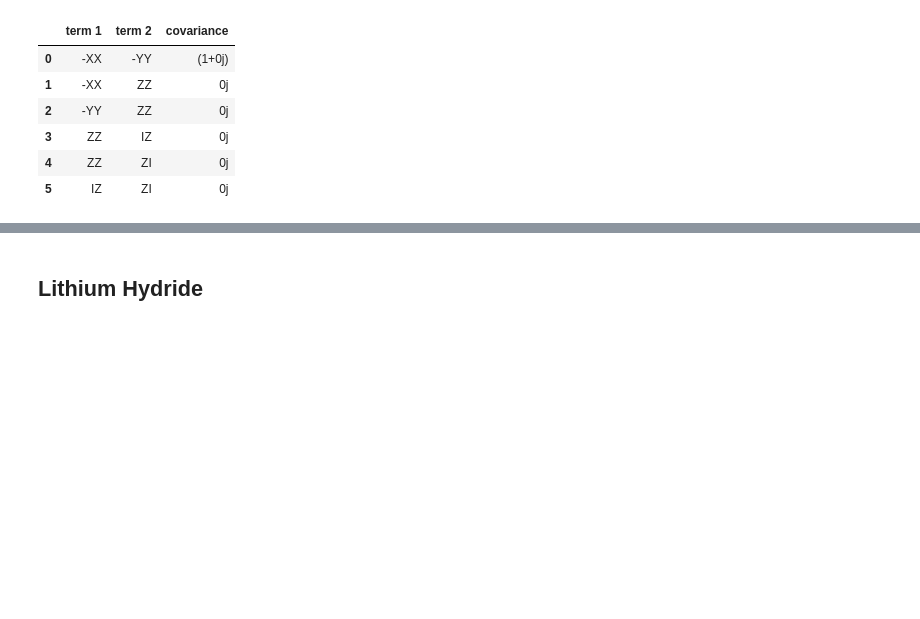
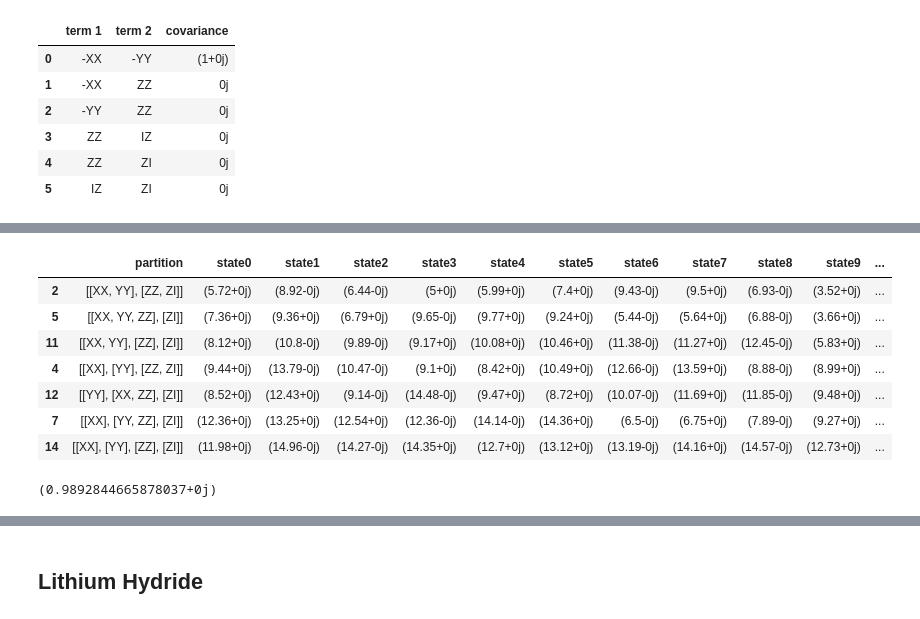
Before and after one commit to teaguetomesh/vqe-term-grouping, a Jupyter notebook: hamiltonian_statistics.ipynb, the cells around one changed output, grey strips where cells are left out. Cells and saved outputs as stored; diff of their text form; code cells hidden in the pictures; blank space fills up the shorter version.

```diff
--- a/hamiltonian_statistics.ipynb
+++ b/hamiltonian_statistics.ipynb
@@ -364 +471,6 @@ state_list = [np.array([[1], [0], [0], [0]]),
+# %%
+term_set_0_correlate = ['XX','YZ','ZZ','ZI'] # all pairwise correlations are 0
+term_set_1_correlate = ['XX','YY','ZZ','ZI'] # Cov(XX,YY) = +1 under 01,10; -1 under 00,11
+term_set_2_correlate = ['XY', 'YX', 'YZ', 'YI'] # Cov(XY,YX) = +1 under 00,11; -1 under 01,10
+                                                # Cov(YZ,YI) = +1 under 00,01; -1 under 10,11
 # %%
@@ -472,0 +502,4 @@ rounded_temp
+# %%
+random_state_list = [qutip.rand_ket(4).full() for i in range(10)]
+basis_states_mean_state_preps_0 = expected_state_preps_for_list_of_states(term_set_0_correlate, basis_states_4)
+random_states_mean_state_preps_0 = expected_state_preps_for_list_of_states(term_set_0_correlate, random_state_list)
@@ -472,0 +532,3 @@ rounded_temp
+# %%
+basis_states_mean_state_preps_1 = expected_state_preps_for_list_of_states(term_set_1_correlate, basis_states_4)
+random_states_mean_state_preps_1 = expected_state_preps_for_list_of_states(term_set_1_correlate, random_state_list)
@@ -472,0 +546,16 @@ rounded_temp
+# %%
+random_states_mean_state_preps_1
+# %% [output]
+|  | partition | state0 | state1 | state2 | state3 | state4 | state5 | state6 | state7 | state8 | state9 | ... |
+| 2 | [[XX, YY], [ZZ, ZI]] | (5.72+0j) | (8.92-0j) | (6.44-0j) | (5+0j) | (5.99+0j) | (7.4+0j) | (9.43-0j) | (9.5+0j) | (6.93-0j) | (3.52+0j) | ... |
+| 5 | [[XX, YY, ZZ], [ZI]] | (7.36+0j) | (9.36+0j) | (6.79+0j) | (9.65-0j) | (9.77+0j) | (9.24+0j) | (5.44-0j) | (5.64+0j) | (6.88-0j) | (3.66+0j) | ... |
+| 11 | [[XX, YY], [ZZ], [ZI]] | (8.12+0j) | (10.8-0j) | (9.89-0j) | (9.17+0j) | (10.08+0j) | (10.46+0j) | (11.38-0j) | (11.27+0j) | (12.45-0j) | (5.83+0j) | ... |
+| 4 | [[XX], [YY], [ZZ, ZI]] | (9.44+0j) | (13.79-0j) | (10.47-0j) | (9.1+0j) | (8.42+0j) | (10.49+0j) | (12.66-0j) | (13.59+0j) | (8.88-0j) | (8.99+0j) | ... |
+| 12 | [[YY], [XX, ZZ], [ZI]] | (8.52+0j) | (12.43+0j) | (9.14-0j) | (14.48-0j) | (9.47+0j) | (8.72+0j) | (10.07-0j) | (11.69+0j) | (11.85-0j) | (9.48+0j) | ... |
+| 7 | [[XX], [YY, ZZ], [ZI]] | (12.36+0j) | (13.25+0j) | (12.54+0j) | (12.36-0j) | (14.14-0j) | (14.36+0j) | (6.5-0j) | (6.75+0j) | (7.89-0j) | (9.27+0j) | ... |
+| 14 | [[XX], [YY], [ZZ], [ZI]] | (11.98+0j) | (14.96-0j) | (14.27-0j) | (14.35+0j) | (12.7+0j) | (13.12+0j) | (13.19-0j) | (14.16+0j) | (14.57-0j) | (12.73+0j) | ... |
+# %%
+np.corrcoef(basis_states_mean_state_preps_1['row_mean'],
+           random_states_mean_state_preps_1['row_mean'])[0,1]
+# %% [output]
+(0.9892844665878037+0j)
```
Also changed, not shown: parts of 21 cells of this notebook.
